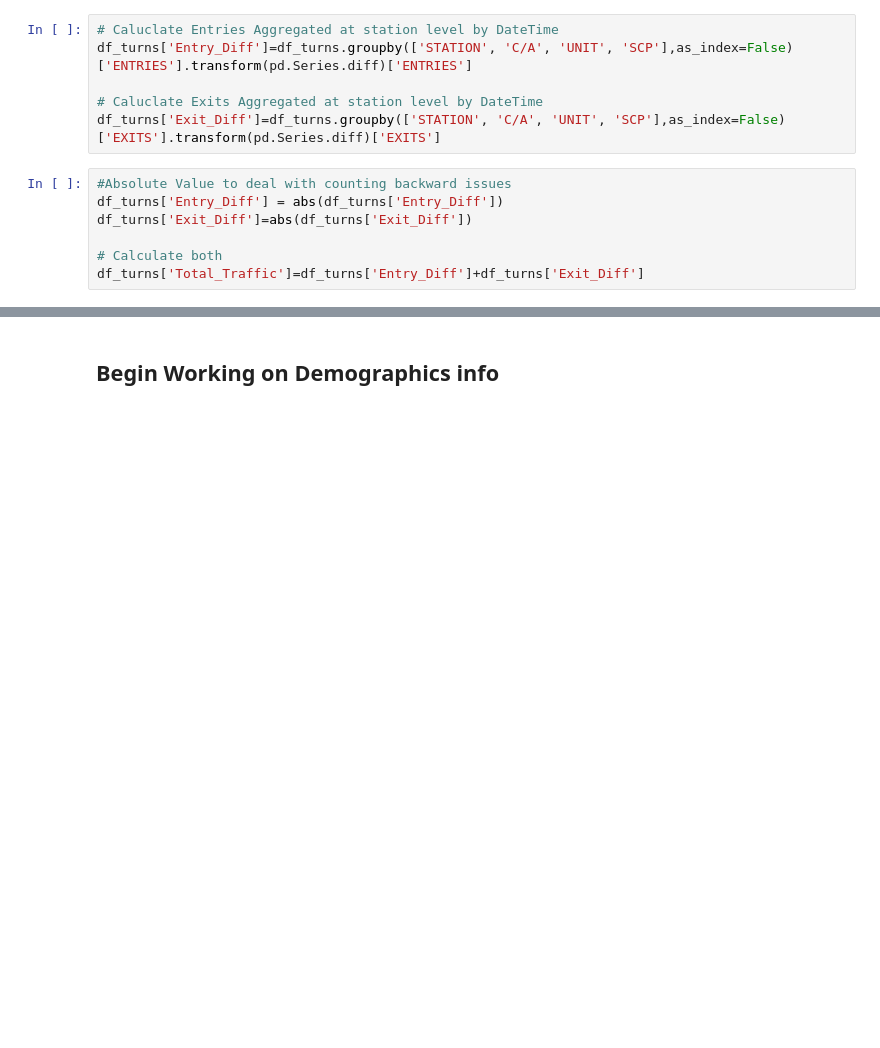
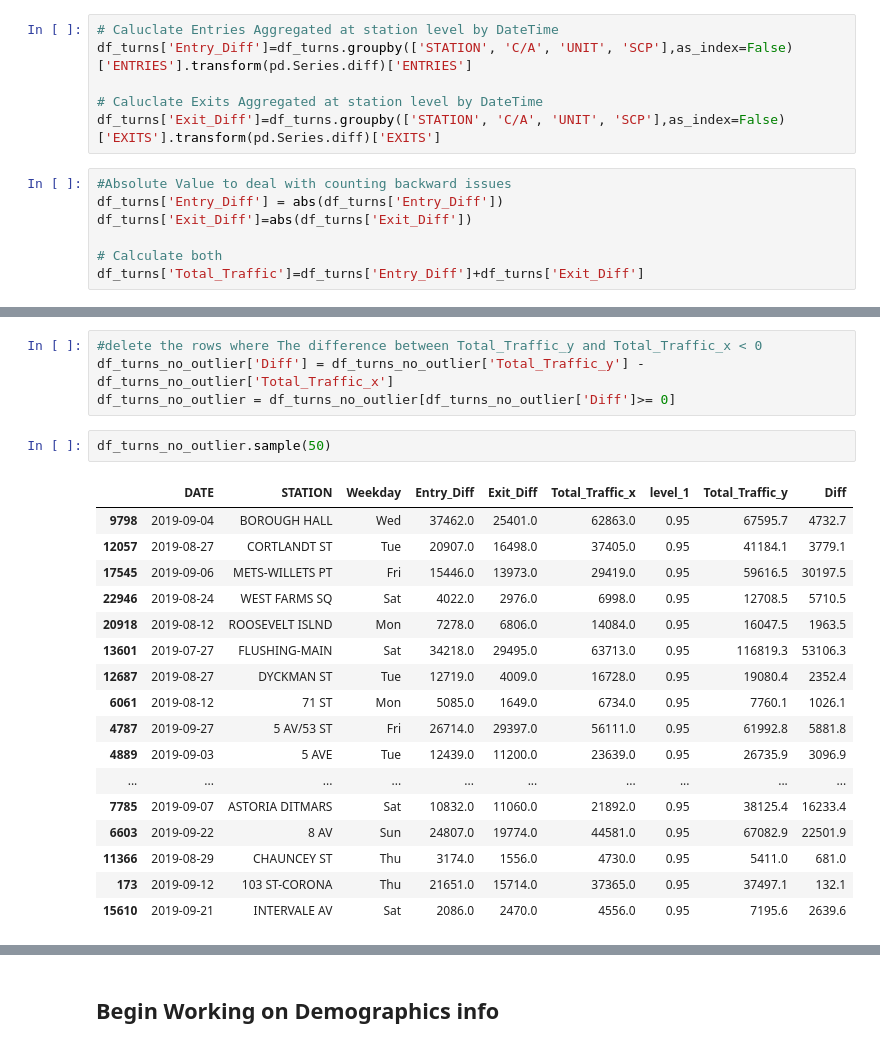
Before and after one commit to dfrantzsmart/Metis_Proj1_MTA, a Jupyter notebook: MTA_Data_Cleaning.ipynb, the cells around one changed output, grey strips where cells are left out. Saved outputs shown, nothing was run; the diff lists cells and outputs as text; blank space fills up the shorter version.

```diff
--- a/MTA_Data_Cleaning.ipynb
+++ b/MTA_Data_Cleaning.ipynb
@@ -97 +110,25 @@ df_turns_filt = df_turns[df_turns.Total_Traffic<= q_9]
+# %%
+#delete the rows where The difference between Total_Traffic_y and Total_Traffic_x < 0
+df_turns_no_outlier['Diff'] = df_turns_no_outlier['Total_Traffic_y'] - df_turns_no_outlier['Total_Traffic_x']
+df_turns_no_outlier = df_turns_no_outlier[df_turns_no_outlier['Diff']>= 0]
+# %%
+df_turns_no_outlier.sample(50)
+# %% [output]
+|  | DATE | STATION | Weekday | Entry_Diff | Exit_Diff | Total_Traffic_x | level_1 | Total_Traffic_y | Diff |
+| 9798 | 2019-09-04 | BOROUGH HALL | Wed | 37462.0 | 25401.0 | 62863.0 | 0.95 | 67595.7 | 4732.7 |
+| 12057 | 2019-08-27 | CORTLANDT ST | Tue | 20907.0 | 16498.0 | 37405.0 | 0.95 | 41184.1 | 3779.1 |
+| 17545 | 2019-09-06 | METS-WILLETS PT | Fri | 15446.0 | 13973.0 | 29419.0 | 0.95 | 59616.5 | 30197.5 |
+| 22946 | 2019-08-24 | WEST FARMS SQ | Sat | 4022.0 | 2976.0 | 6998.0 | 0.95 | 12708.5 | 5710.5 |
+| 20918 | 2019-08-12 | ROOSEVELT ISLND | Mon | 7278.0 | 6806.0 | 14084.0 | 0.95 | 16047.5 | 1963.5 |
+| 13601 | 2019-07-27 | FLUSHING-MAIN | Sat | 34218.0 | 29495.0 | 63713.0 | 0.95 | 116819.3 | 53106.3 |
+| 12687 | 2019-08-27 | DYCKMAN ST | Tue | 12719.0 | 4009.0 | 16728.0 | 0.95 | 19080.4 | 2352.4 |
+| 6061 | 2019-08-12 | 71 ST | Mon | 5085.0 | 1649.0 | 6734.0 | 0.95 | 7760.1 | 1026.1 |
+| 4787 | 2019-09-27 | 5 AV/53 ST | Fri | 26714.0 | 29397.0 | 56111.0 | 0.95 | 61992.8 | 5881.8 |
+| 4889 | 2019-09-03 | 5 AVE | Tue | 12439.0 | 11200.0 | 23639.0 | 0.95 | 26735.9 | 3096.9 |
+| ... | ... | ... | ... | ... | ... | ... | ... | ... | ... |
+| 7785 | 2019-09-07 | ASTORIA DITMARS | Sat | 10832.0 | 11060.0 | 21892.0 | 0.95 | 38125.4 | 16233.4 |
+| 6603 | 2019-09-22 | 8 AV | Sun | 24807.0 | 19774.0 | 44581.0 | 0.95 | 67082.9 | 22501.9 |
+| 11366 | 2019-08-29 | CHAUNCEY ST | Thu | 3174.0 | 1556.0 | 4730.0 | 0.95 | 5411.0 | 681.0 |
+| 173 | 2019-09-12 | 103 ST-CORONA | Thu | 21651.0 | 15714.0 | 37365.0 | 0.95 | 37497.1 | 132.1 |
+| 15610 | 2019-09-21 | INTERVALE AV | Sat | 2086.0 | 2470.0 | 4556.0 | 0.95 | 7195.6 | 2639.6 |
 # %%
```
Also changed, not shown: parts of 12 cells of this notebook, 1 other file.
